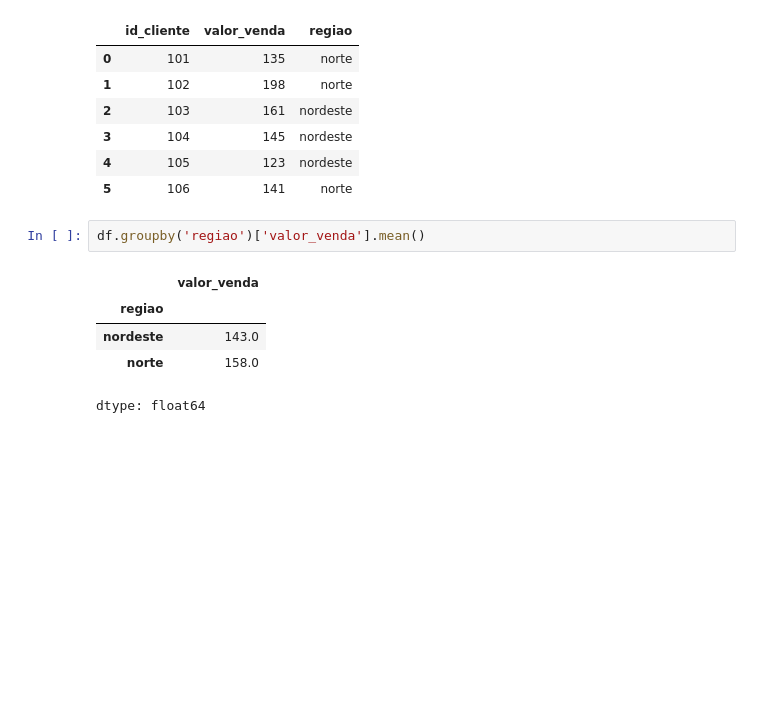
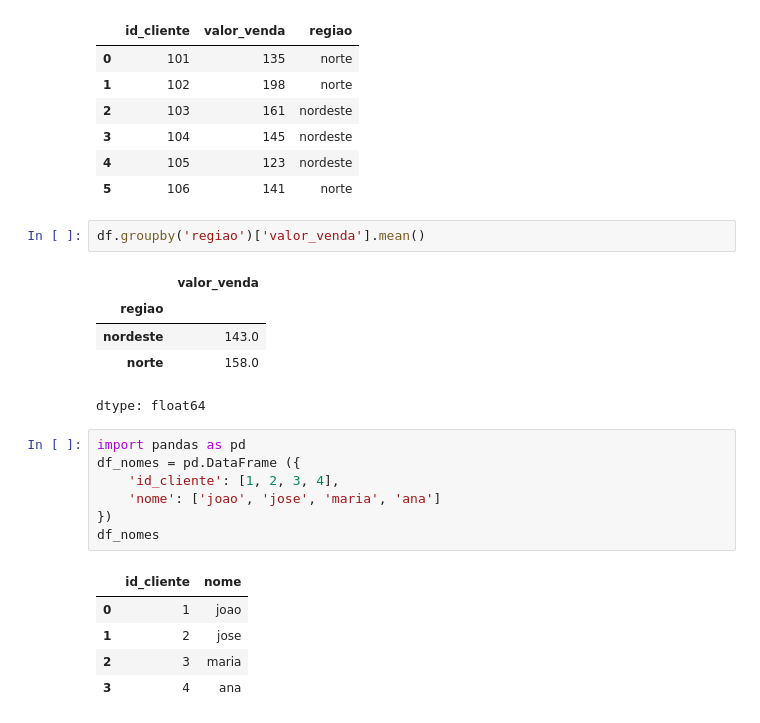
Before and after one commit to fesaez/jupyter, a Jupyter notebook: agregacoesDataFrame.ipynb, the cells around one changed output. Drawn from its saved outputs; the diff is of its cells as text; blank space fills up the shorter version.

```diff
--- a/agregacoesDataFrame.ipynb
+++ b/agregacoesDataFrame.ipynb
@@ -25,3 +25,16 @@ df.groupby('regiao')['valor_venda'].mean()
 | nordeste | 143.0 |
 | norte | 158.0 |
 dtype: float64
+# %%
+import pandas as pd
+df_nomes = pd.DataFrame ({
+    'id_cliente': [1, 2, 3, 4],
+    'nome': ['joao', 'jose', 'maria', 'ana']
+})
+df_nomes
+# %% [output]
+|  | id_cliente | nome |
+| 0 | 1 | joao |
+| 1 | 2 | jose |
+| 2 | 3 | maria |
+| 3 | 4 | ana |
```
Also changed, not shown: parts of 3 cells of this notebook.
